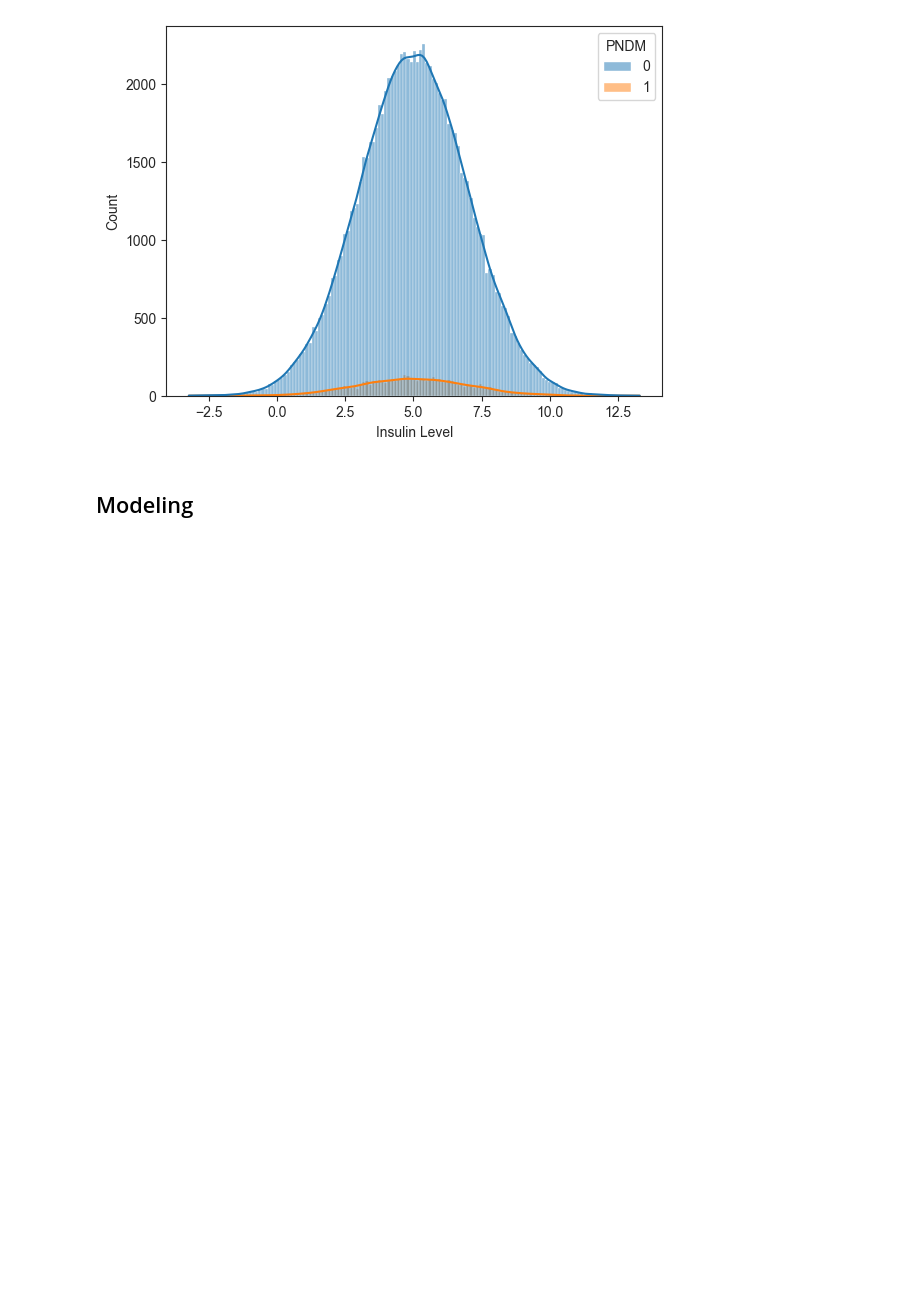
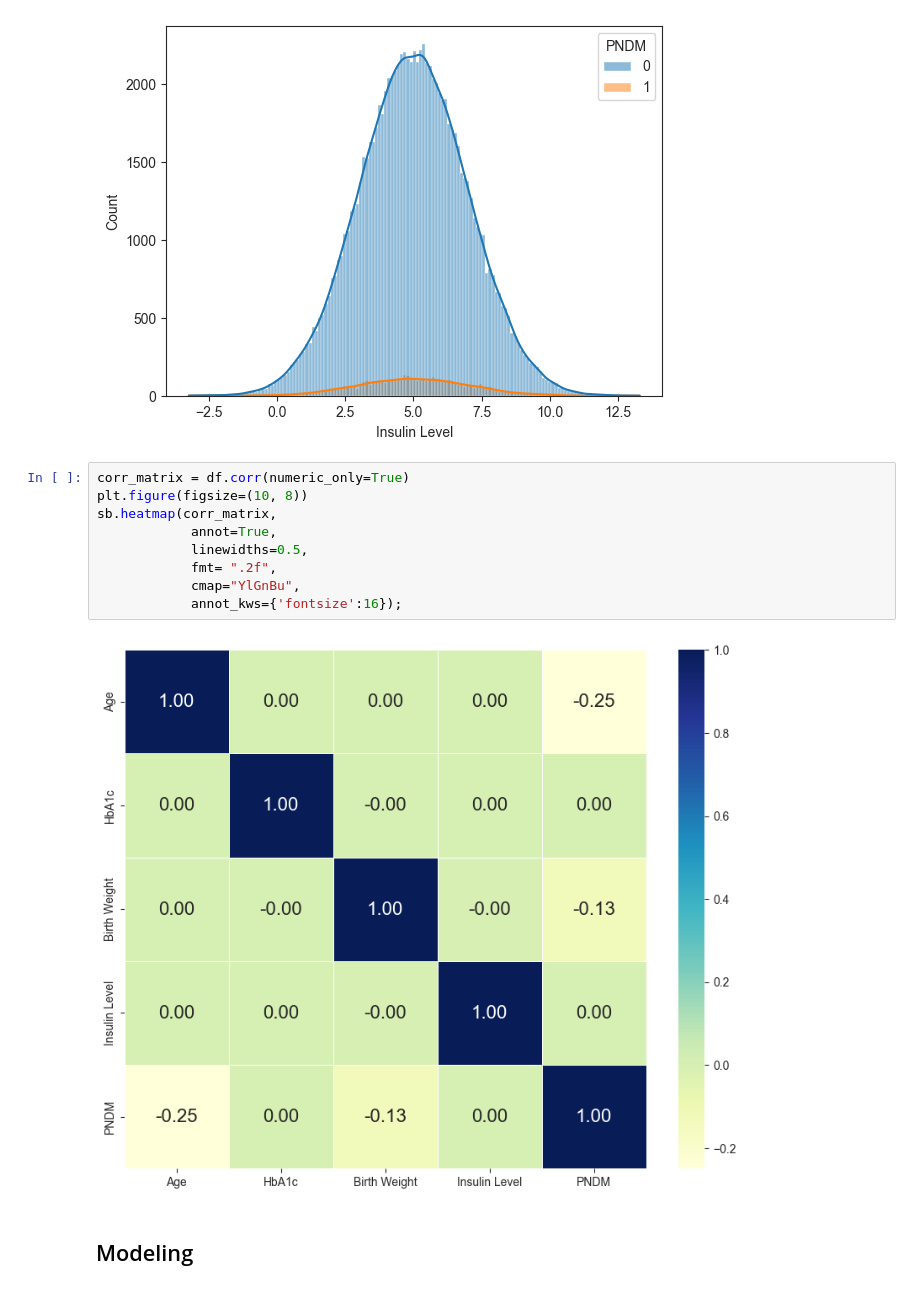
Before and after one commit to muscak/PNDM-Prediction, a Jupyter notebook: PNDM-Prediction.ipynb, the cells around one changed output. Drawn from its saved outputs; the diff is of its cells as text; blank space fills up the shorter version.

```diff
--- a/PNDM-Prediction.ipynb
+++ b/PNDM-Prediction.ipynb
@@ -214,5 +214,16 @@ sb.histplot(data=df, x='Insulin Level', hue='PNDM', kde=True)
 # %% [output]
 <AxesSubplot: xlabel='Insulin Level', ylabel='Count'>
 [figure]
+# %%
+corr_matrix = df.corr(numeric_only=True)
+plt.figure(figsize=(10, 8))
+sb.heatmap(corr_matrix,
+            annot=True,
+            linewidths=0.5,
+            fmt= ".2f",
+            cmap="YlGnBu",
+            annot_kws={'fontsize':16});
+# %% [output]
+[figure, added]
 # %% [markdown]
 ## Modeling
```
